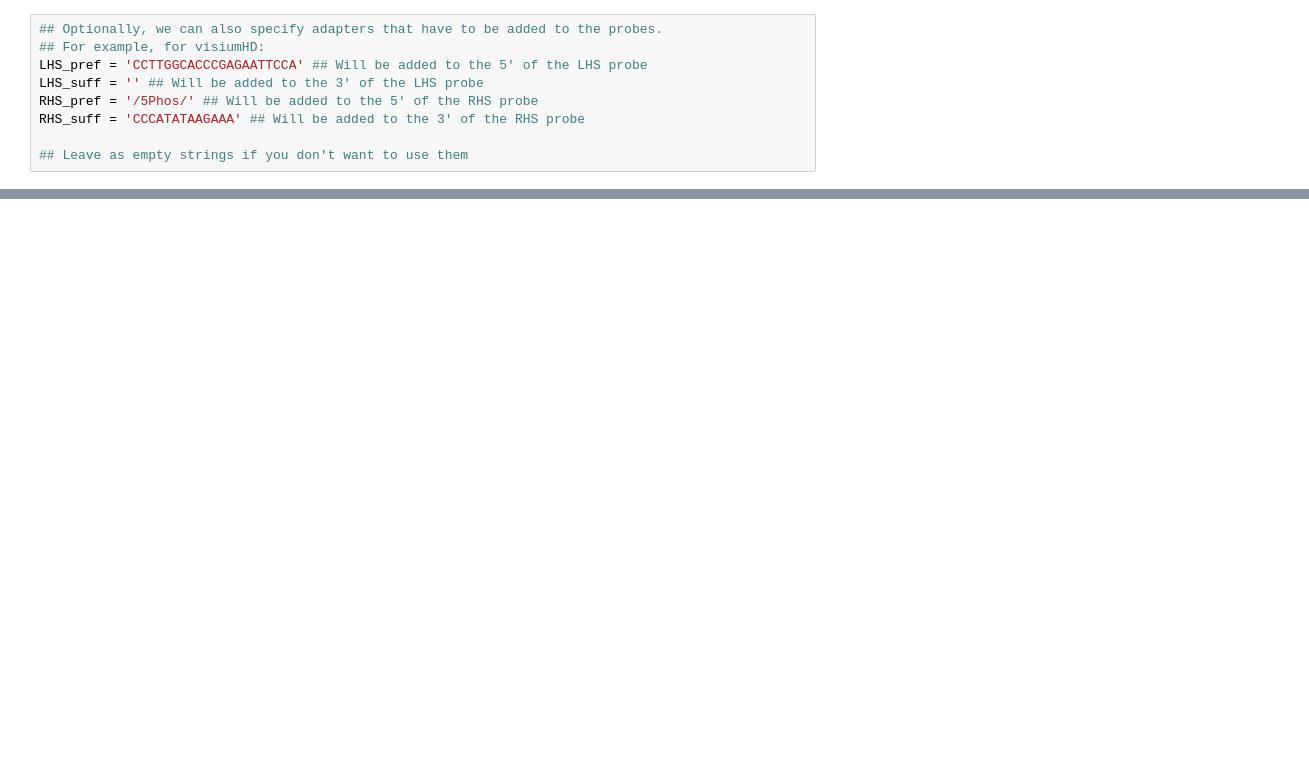
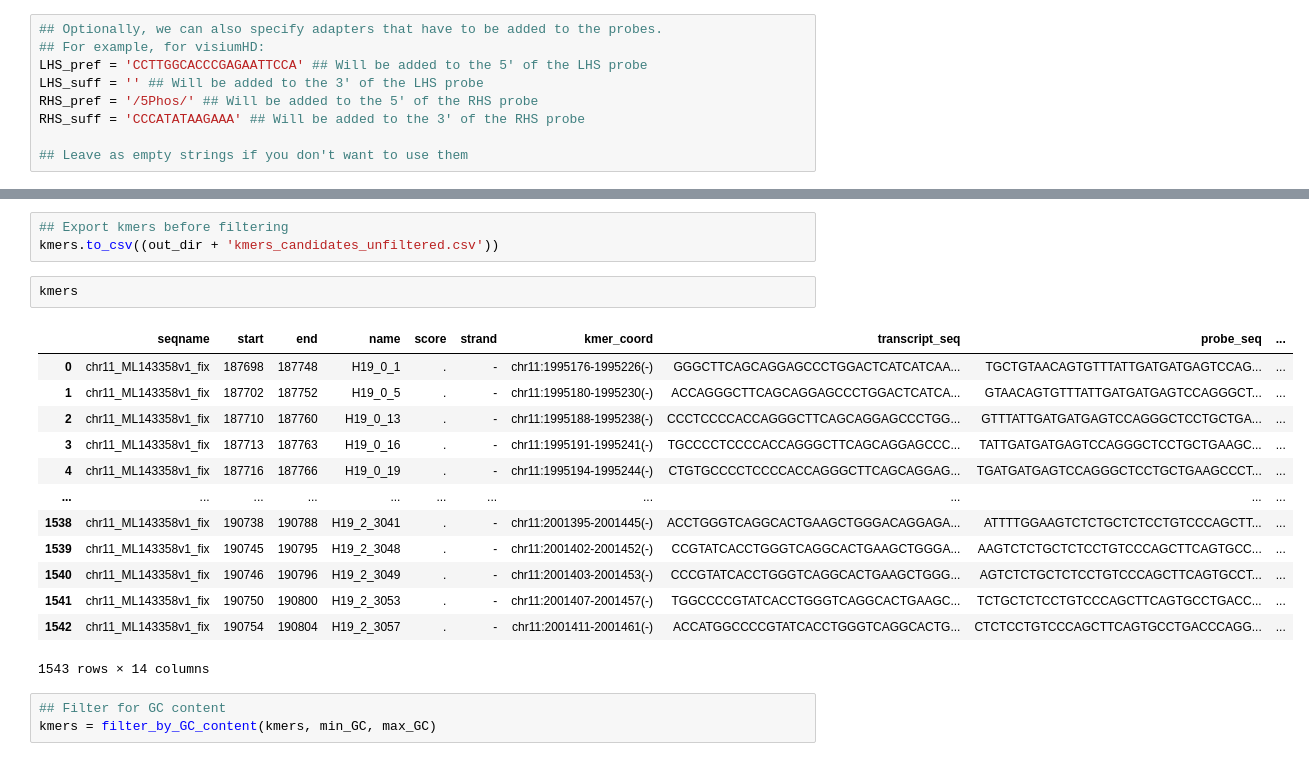
Before and after one commit to dgrfs/gene2probe, a Jupyter notebook: notebooks/002_make_exon_probes_XIST.ipynb, the cells around one changed output, grey strips where cells are left out. Saved outputs shown, nothing was run; the diff lists cells and outputs as text; blank space fills up the shorter version.

```diff
--- a/notebooks/002_make_exon_probes_XIST.ipynb
+++ b/notebooks/002_make_exon_probes_XIST.ipynb
@@ -282,0 +270,22 @@ Name: count, dtype: int64
+# %%
+## Export kmers before filtering
+kmers.to_csv((out_dir + 'kmers_candidates_unfiltered.csv'))
+# %%
+kmers
+# %% [output]
+|  | seqname | start | end | name | score | strand | kmer_coord | transcript_seq | probe_seq | ... |
+| 0 | chr11_ML143358v1_fix | 187698 | 187748 | H19_0_1 | . | - | chr11:1995176-1995226(-) | GGGCTTCAGCAGGAGCCCTGGACTCATCATCAA... | TGCTGTAACAGTGTTTATTGATGATGAGTCCAG... | ... |
+| 1 | chr11_ML143358v1_fix | 187702 | 187752 | H19_0_5 | . | - | chr11:1995180-1995230(-) | ACCAGGGCTTCAGCAGGAGCCCTGGACTCATCA... | GTAACAGTGTTTATTGATGATGAGTCCAGGGCT... | ... |
+| 2 | chr11_ML143358v1_fix | 187710 | 187760 | H19_0_13 | . | - | chr11:1995188-1995238(-) | CCCTCCCCACCAGGGCTTCAGCAGGAGCCCTGG... | GTTTATTGATGATGAGTCCAGGGCTCCTGCTGA... | ... |
+| 3 | chr11_ML143358v1_fix | 187713 | 187763 | H19_0_16 | . | - | chr11:1995191-1995241(-) | TGCCCCTCCCCACCAGGGCTTCAGCAGGAGCCC... | TATTGATGATGAGTCCAGGGCTCCTGCTGAAGC... | ... |
+| 4 | chr11_ML143358v1_fix | 187716 | 187766 | H19_0_19 | . | - | chr11:1995194-1995244(-) | CTGTGCCCCTCCCCACCAGGGCTTCAGCAGGAG... | TGATGATGAGTCCAGGGCTCCTGCTGAAGCCCT... | ... |
+| ... | ... | ... | ... | ... | ... | ... | ... | ... | ... | ... |
+| 1538 | chr11_ML143358v1_fix | 190738 | 190788 | H19_2_3041 | . | - | chr11:2001395-2001445(-) | ACCTGGGTCAGGCACTGAAGCTGGGACAGGAGA... | ATTTTGGAAGTCTCTGCTCTCCTGTCCCAGCTT... | ... |
+| 1539 | chr11_ML143358v1_fix | 190745 | 190795 | H19_2_3048 | . | - | chr11:2001402-2001452(-) | CCGTATCACCTGGGTCAGGCACTGAAGCTGGGA... | AAGTCTCTGCTCTCCTGTCCCAGCTTCAGTGCC... | ... |
+| 1540 | chr11_ML143358v1_fix | 190746 | 190796 | H19_2_3049 | . | - | chr11:2001403-2001453(-) | CCCGTATCACCTGGGTCAGGCACTGAAGCTGGG... | AGTCTCTGCTCTCCTGTCCCAGCTTCAGTGCCT... | ... |
+| 1541 | chr11_ML143358v1_fix | 190750 | 190800 | H19_2_3053 | . | - | chr11:2001407-2001457(-) | TGGCCCCGTATCACCTGGGTCAGGCACTGAAGC... | TCTGCTCTCCTGTCCCAGCTTCAGTGCCTGACC... | ... |
+| 1542 | chr11_ML143358v1_fix | 190754 | 190804 | H19_2_3057 | . | - | chr11:2001411-2001461(-) | ACCATGGCCCCGTATCACCTGGGTCAGGCACTG... | CTCTCCTGTCCCAGCTTCAGTGCCTGACCCAGG... | ... |
+1543 rows × 14 columns
+# %%
+## Filter for GC content
+kmers = filter_by_GC_content(kmers, min_GC, max_GC)
```
Also changed, not shown: parts of 61 cells of this notebook, 3 other files.
